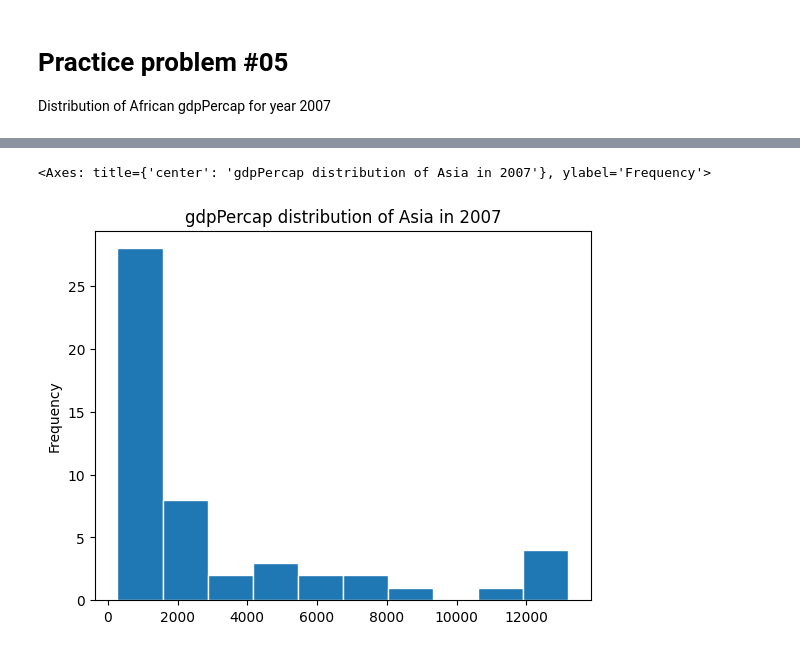
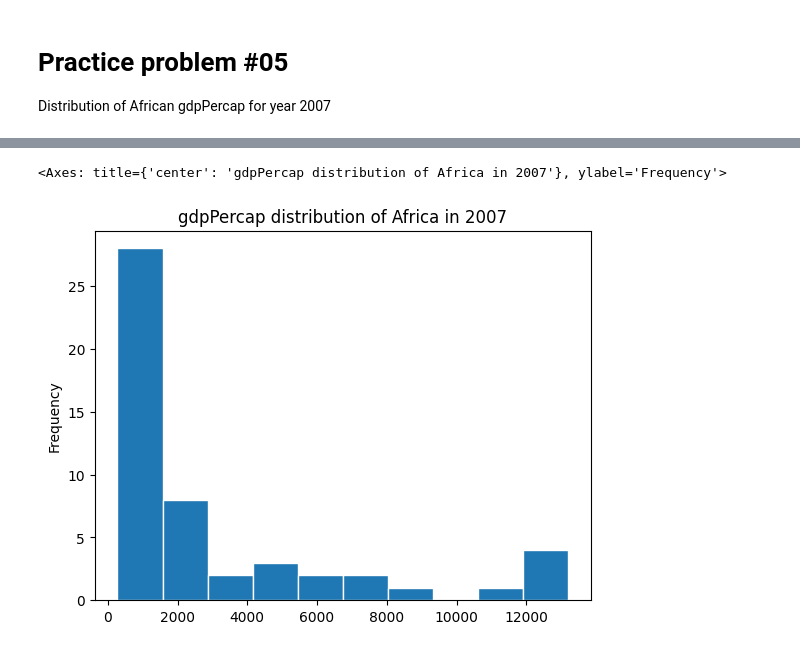
Before and after one commit to Armagaan/ml_hindu_college, a Jupyter notebook: solutions/pandas03.ipynb, the cells around one changed output, grey strips where cells are left out. Cells and saved outputs as stored; diff of their text form; code cells hidden in the pictures.

```diff
--- a/solutions/pandas03.ipynb
+++ b/solutions/pandas03.ipynb
@@ -246,13 +246,13 @@ df[(df.continent == "Africa") & (df.year == 2007)].plot(
 # %%
 df[(df.continent == "Africa") & (df.year == 2007)].plot(
-    kind = "hist",
+    kind="hist",
     bins=10,
     y = "gdpPercap",
-    title="gdpPercap distribution of Asia in 2007",
+    title="gdpPercap distribution of Africa in 2007",
     grid=False,
     legend=False,
     ec="white"
 )
 # %% [output]
-<Axes: title={'center': 'gdpPercap distribution of Asia in 2007'}, ylabel='Frequency'>
+<Axes: title={'center': 'gdpPercap distribution of Africa in 2007'}, ylabel='Frequency'>
-[figure, old version]
+[figure, new version]
```
Also changed, not shown: parts of 1 cell of this notebook.
